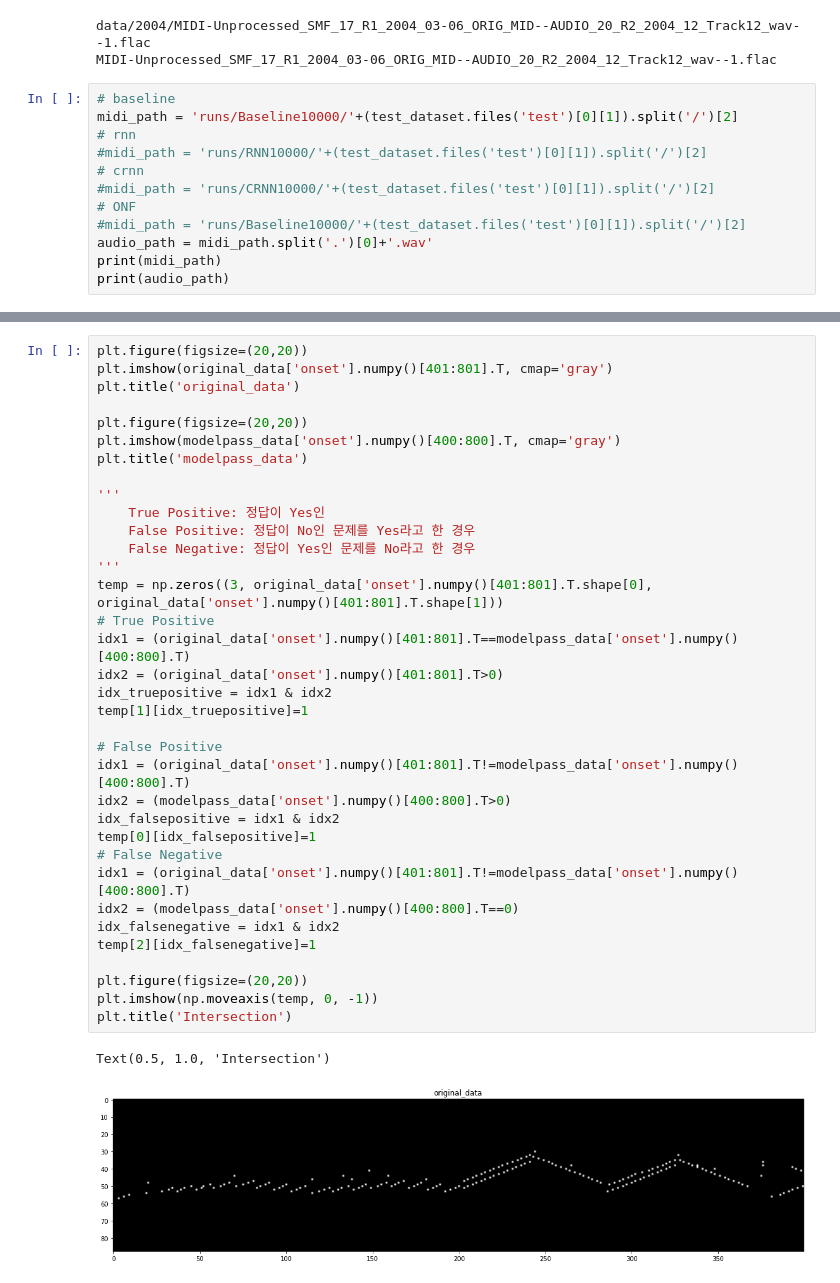
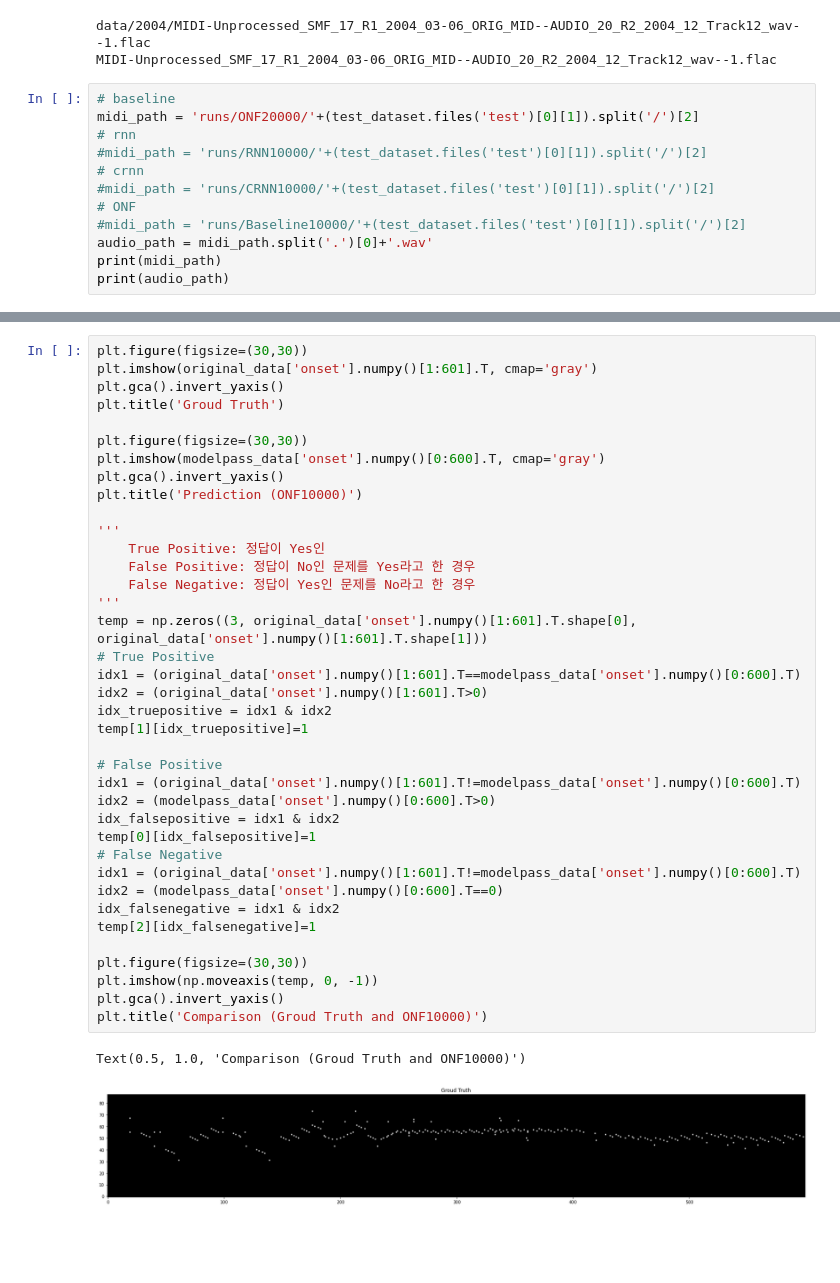
Before and after one commit to jhkang0408/GCT634-Musical-Applications-of-ML, a Jupyter notebook: Assignment3/hw3_tutorial.ipynb, the cells around one changed output, grey strips where cells are left out. Cells and saved outputs as stored; diff of their text form; blank space fills up the shorter version.

```diff
--- a/Assignment3/hw3_tutorial.ipynb
+++ b/Assignment3/hw3_tutorial.ipynb
@@ -127,7 +127,7 @@ data/2004/MIDI-Unprocessed_SMF_17_R1_2004_03-06_ORIG_MID--AUDIO_20_R2_2004_12_Tr
 MIDI-Unprocessed_SMF_17_R1_2004_03-06_ORIG_MID--AUDIO_20_R2_2004_12_Track12_wav--1.flac
 # %%
 # baseline
-midi_path = 'runs/Baseline10000/'+(test_dataset.files('test')[0][1]).split('/')[2]
+midi_path = 'runs/ONF20000/'+(test_dataset.files('test')[0][1]).split('/')[2]
 # rnn
 #midi_path = 'runs/RNN10000/'+(test_dataset.files('test')[0][1]).split('/')[2]
 # crnn
@@ -306,38 +263,41 @@ Text(0.5, 1.0, 'Intersection')
 # %%
-plt.figure(figsize=(20,20))
-plt.imshow(original_data['onset'].numpy()[401:801].T, cmap='gray')
-plt.title('original_data')
+plt.figure(figsize=(30,30))
+plt.imshow(original_data['onset'].numpy()[1:601].T, cmap='gray')
+plt.gca().invert_yaxis()
+plt.title('Groud Truth')
 
-plt.figure(figsize=(20,20))
-plt.imshow(modelpass_data['onset'].numpy()[400:800].T, cmap='gray')
-plt.title('modelpass_data')
+plt.figure(figsize=(30,30))
+plt.imshow(modelpass_data['onset'].numpy()[0:600].T, cmap='gray')
+plt.gca().invert_yaxis()
+plt.title('Prediction (ONF10000)')
 
 '''
     True Positive: 정답이 Yes인
     False Positive: 정답이 No인 문제를 Yes라고 한 경우
     False Negative: 정답이 Yes인 문제를 No라고 한 경우
 '''
-temp = np.zeros((3, original_data['onset'].numpy()[401:801].T.shape[0], original_data['onset'].numpy()[401:801].T.shape[1]))
+temp = np.zeros((3, original_data['onset'].numpy()[1:601].T.shape[0], original_data['onset'].numpy()[1:601].T.shape[1]))
 # True Positive
-idx1 = (original_data['onset'].numpy()[401:801].T==modelpass_data['onset'].numpy()[400:800].T)
-idx2 = (original_data['onset'].numpy()[401:801].T>0)
+idx1 = (original_data['onset'].numpy()[1:601].T==modelpass_data['onset'].numpy()[0:600].T)
+idx2 = (original_data['onset'].numpy()[1:601].T>0)
 idx_truepositive = idx1 & idx2
 temp[1][idx_truepositive]=1
 
 # False Positive
-idx1 = (original_data['onset'].numpy()[401:801].T!=modelpass_data['onset'].numpy()[400:800].T)
-idx2 = (modelpass_data['onset'].numpy()[400:800].T>0)
+idx1 = (original_data['onset'].numpy()[1:601].T!=modelpass_data['onset'].numpy()[0:600].T)
+idx2 = (modelpass_data['onset'].numpy()[0:600].T>0)
 idx_falsepositive = idx1 & idx2
 temp[0][idx_falsepositive]=1
 # False Negative
-idx1 = (original_data['onset'].numpy()[401:801].T!=modelpass_data['onset'].numpy()[400:800].T)
-idx2 = (modelpass_data['onset'].numpy()[400:800].T==0)
+idx1 = (original_data['onset'].numpy()[1:601].T!=modelpass_data['onset'].numpy()[0:600].T)
+idx2 = (modelpass_data['onset'].numpy()[0:600].T==0)
 idx_falsenegative = idx1 & idx2
 temp[2][idx_falsenegative]=1
 
-plt.figure(figsize=(20,20))
+plt.figure(figsize=(30,30))
 plt.imshow(np.moveaxis(temp, 0, -1))
-plt.title('Intersection')
+plt.gca().invert_yaxis()
+plt.title('Comparison (Groud Truth and ONF10000)')
 # %% [output]
-Text(0.5, 1.0, 'Intersection')
+Text(0.5, 1.0, 'Comparison (Groud Truth and ONF10000)')
-[figure, old version]
+[figure, new version]
```
Also changed, not shown: parts of 6 cells of this notebook, 1 other file.
